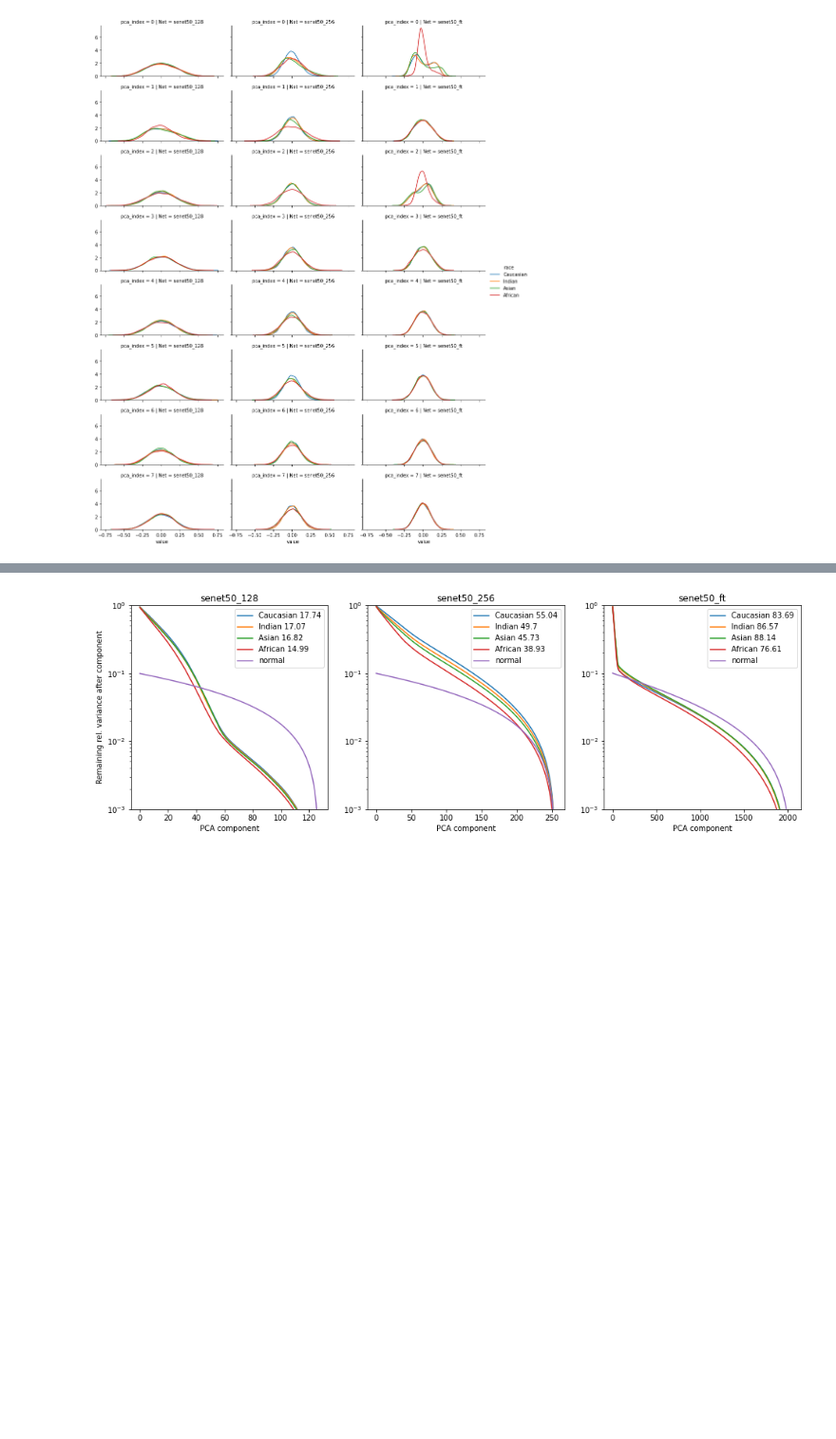
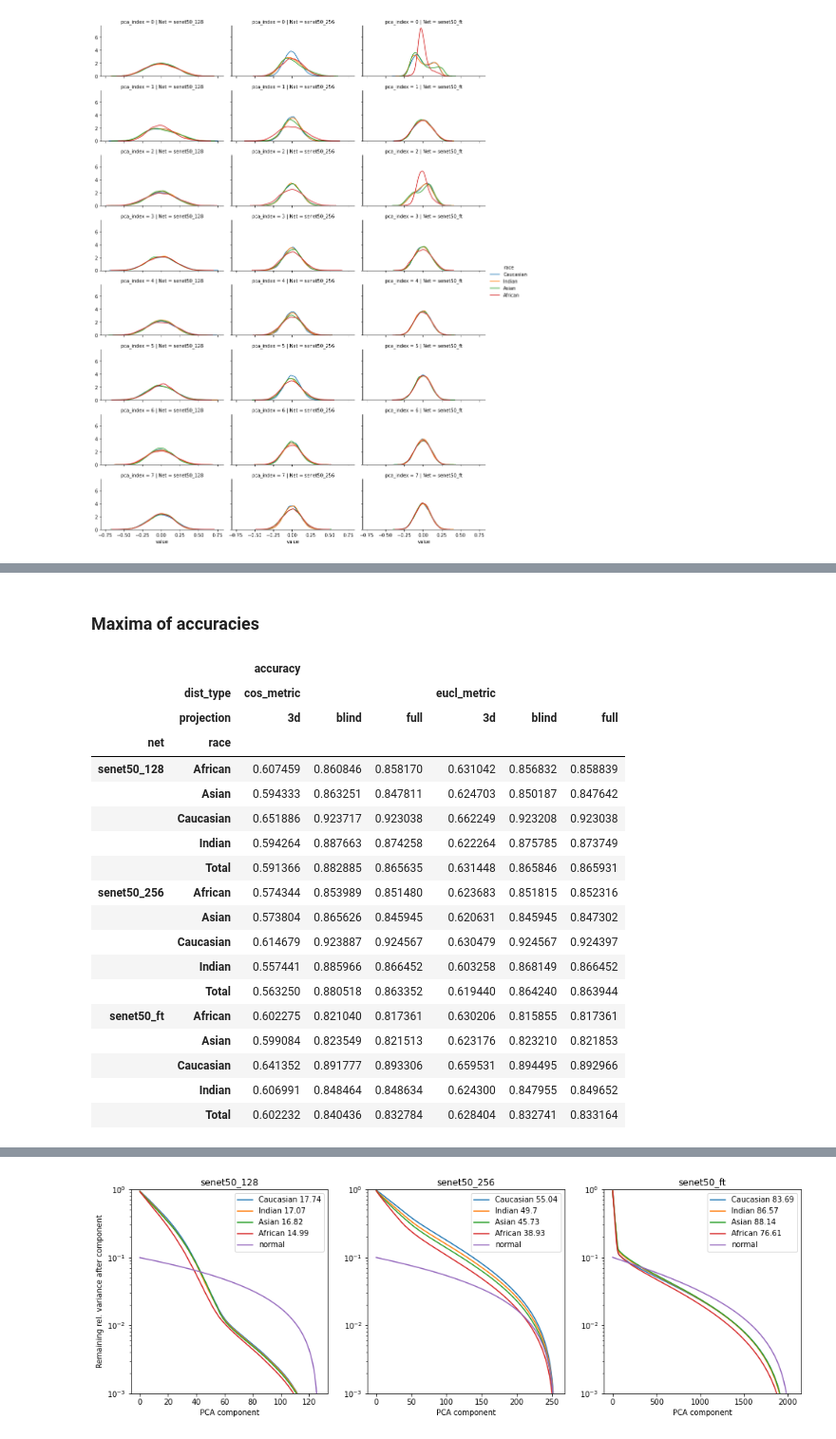
Before and after one commit to samuelwehrli/Face-Recognition-Bias, a Jupyter notebook: Embeddings and Bias Analysis.ipynb, the cells around one changed output, grey strips where cells are left out. Shown at 95% size. Cells and saved outputs as stored; diff of their text form; code cells hidden in the pictures; blank space fills up the shorter version.

```diff
--- a/Embeddings and Bias Analysis.ipynb
+++ b/Embeddings and Bias Analysis.ipynb
@@ -572,0 +698,38 @@ g.add_legend()
+# %%
+r128 = H5Reader('senet50_128')
+tmp = r128.read_all()
+embeddings,race_labels = H5Reader.df2data(r128.read_all())
+pair_labels = r128.read_pair_labels()
+
+frm = RFWDistances()
+ccp = ClusterCenterProjection()
+
+cdf = []
+for net in H5Reader.net_list:
+    reader = H5Reader(net)
+    tmp = reader.read_all()
+    embeddings,race_labels = H5Reader.df2data(reader.read_all())
+    pair_labels = r128.read_pair_labels()
+    ccp.fit(embeddings,race_labels)
+
+    for projection, X in {'full':embeddings,
+                          'race un-aware':ccp.blind(embeddings),
+                          'race only (3d)':ccp.project(embeddings)}.items():
+        df = frm.get_distance_df(X,pair_labels).dropna()
+
+        for th in np.arange(0,1.5,0.01):
+            df['eucl_metric'] = df.issame == (df.eucl < th)
+            df['cos_metric'] = df.issame == (df.cos < th)
+            tmp = df.groupby('race')[['eucl_metric','cos_metric']].mean()
+            tmp.loc['Total',:] = df[['eucl_metric','cos_metric']].mean()
+            tmp['threshold'] = th
+            tmp['projection'] = projection
+            tmp['net'] = net
+            cdf.append(tmp)
+
+cdf = pd.concat(cdf,0).reset_index()
+cdf2 = (cdf.set_index(['race','threshold','projection','net'])
+        .stack().reset_index()
+        .rename(columns={'level_4':'dist_type',0:'accuracy','projection':'subspace structure'})  )
+
+cdf2.head(10)
@@ -573 +762,25 @@ g.add_legend()
+# %% [markdown]
+### Maxima of accuracies
+# %%
+cdf2.groupby(['net','race','dist_type','projection'])[['accuracy']].max().unstack(level=[-2,-1])
+# %% [output]
+|  |  | accuracy |  |  |  |  |  |
+|  | dist_type | cos_metric |  |  | eucl_metric |  |  |
+|  | projection | 3d | blind | full | 3d | blind | full |
+| net | race |  |  |  |  |  |  |
+| senet50_128 | African | 0.607459 | 0.860846 | 0.858170 | 0.631042 | 0.856832 | 0.858839 |
+|  | Asian | 0.594333 | 0.863251 | 0.847811 | 0.624703 | 0.850187 | 0.847642 |
+|  | Caucasian | 0.651886 | 0.923717 | 0.923038 | 0.662249 | 0.923208 | 0.923038 |
+|  | Indian | 0.594264 | 0.887663 | 0.874258 | 0.622264 | 0.875785 | 0.873749 |
+|  | Total | 0.591366 | 0.882885 | 0.865635 | 0.631448 | 0.865846 | 0.865931 |
+| senet50_256 | African | 0.574344 | 0.853989 | 0.851480 | 0.623683 | 0.851815 | 0.852316 |
+|  | Asian | 0.573804 | 0.865626 | 0.845945 | 0.620631 | 0.845945 | 0.847302 |
+|  | Caucasian | 0.614679 | 0.923887 | 0.924567 | 0.630479 | 0.924567 | 0.924397 |
+|  | Indian | 0.557441 | 0.885966 | 0.866452 | 0.603258 | 0.868149 | 0.866452 |
+|  | Total | 0.563250 | 0.880518 | 0.863352 | 0.619440 | 0.864240 | 0.863944 |
+| senet50_ft | African | 0.602275 | 0.821040 | 0.817361 | 0.630206 | 0.815855 | 0.817361 |
+|  | Asian | 0.599084 | 0.823549 | 0.821513 | 0.623176 | 0.823210 | 0.821853 |
+|  | Caucasian | 0.641352 | 0.891777 | 0.893306 | 0.659531 | 0.894495 | 0.892966 |
+|  | Indian | 0.606991 | 0.848464 | 0.848634 | 0.624300 | 0.847955 | 0.849652 |
+|  | Total | 0.602232 | 0.840436 | 0.832784 | 0.628404 | 0.832741 | 0.833164 |
 # %% [markdown]
```
Also changed, not shown: parts of 10 cells of this notebook, 1 other file.
